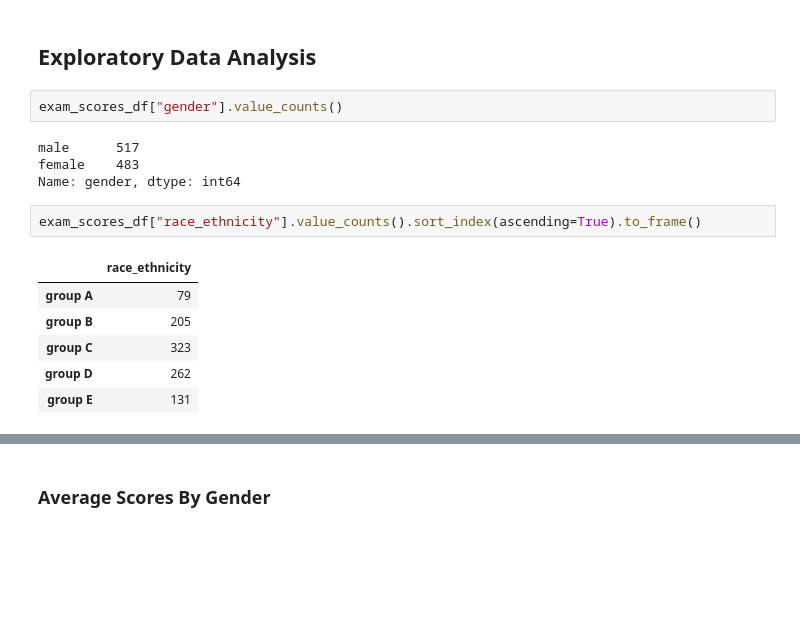
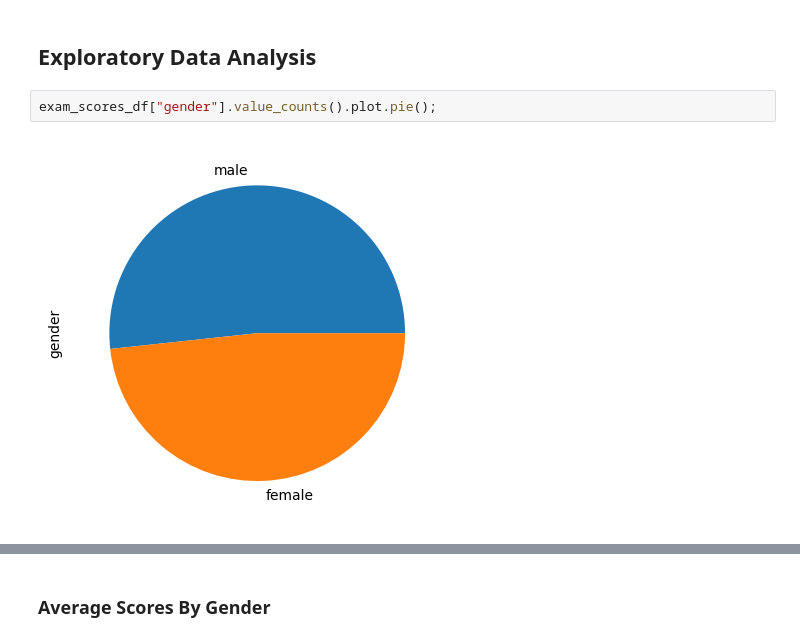
Before and after one commit to York13Pud/python-kaggle-challenges, a Jupyter notebook: exam-scores/exam-scores-notebook.ipynb, the cells around one changed output, grey strips where cells are left out. Saved outputs shown, nothing was run; the diff lists cells and outputs as text; blank space fills up the shorter version.

```diff
--- a/exam-scores/exam-scores-notebook.ipynb
+++ b/exam-scores/exam-scores-notebook.ipynb
@@ -188,17 +186,6 @@ Now let's move onto the exploratory data analysis phase.
 # %% [markdown]
 ## <font color="AA0088">Exploratory Data Analysis</font>
 # %%
-exam_scores_df["gender"].value_counts()
+exam_scores_df["gender"].value_counts().plot.pie();
 # %% [output]
-male      517
-female    483
-Name: gender, dtype: int64
+[figure, added]
-# %%
-exam_scores_df["race_ethnicity"].value_counts().sort_index(ascending=True).to_frame()
-# %% [output]
-|  | race_ethnicity |
-| group A | 79 |
-| group B | 205 |
-| group C | 323 |
-| group D | 262 |
-| group E | 131 |
```
Also changed, not shown: parts of 3 cells of this notebook.
